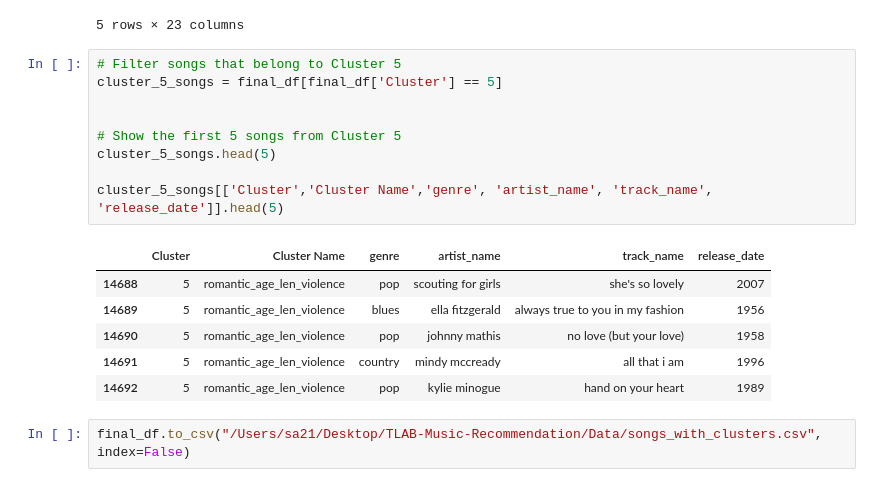
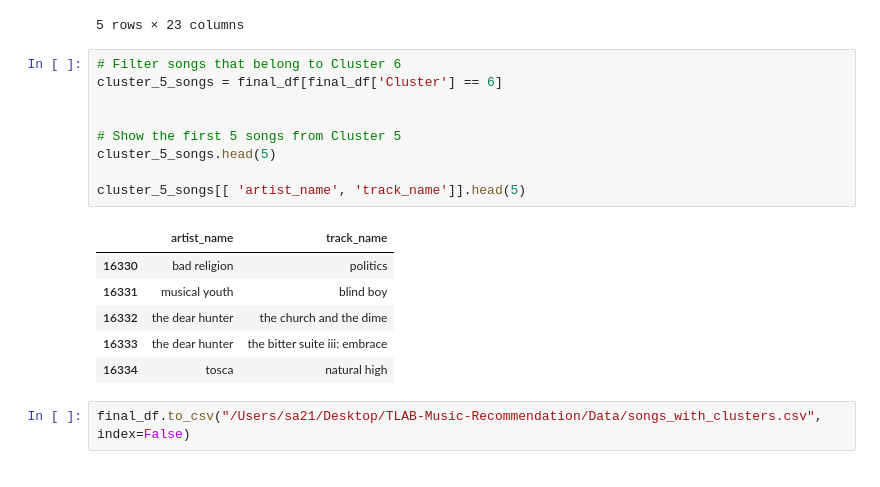
Before and after one commit to ricardijj1/TLAB-Music-Recommendation, a Jupyter notebook: Code/Modeling.ipynb, the cells around one changed output. Saved outputs shown, nothing was run; the diff lists cells and outputs as text.

```diff
--- a/Code/Modeling.ipynb
+++ b/Code/Modeling.ipynb
@@ -326,21 +326,21 @@ final_df.head()
 | 4 | 0 | world/life_violence_obscene_sadness | pop | natalie merchant | beloved wife | 1995 | -0.431034 | -0.375958 | -0.654606 | ... |
 5 rows × 23 columns
 # %%
-# Filter songs that belong to Cluster 5
-cluster_5_songs = final_df[final_df['Cluster'] == 5]
+# Filter songs that belong to Cluster 6
+cluster_5_songs = final_df[final_df['Cluster'] == 6]
 
 
 # Show the first 5 songs from Cluster 5
 cluster_5_songs.head(5)
 
-cluster_5_songs[['Cluster','Cluster Name','genre', 'artist_name', 'track_name', 'release_date']].head(5)
+cluster_5_songs[[ 'artist_name', 'track_name']].head(5)
 # %% [output]
-|  | Cluster | Cluster Name | genre | artist_name | track_name | release_date |
-| 14688 | 5 | romantic_age_len_violence | pop | scouting for girls | she's so lovely | 2007 |
-| 14689 | 5 | romantic_age_len_violence | blues | ella fitzgerald | always true to you in my fashion | 1956 |
-| 14690 | 5 | romantic_age_len_violence | pop | johnny mathis | no love (but your love) | 1958 |
-| 14691 | 5 | romantic_age_len_violence | country | mindy mccready | all that i am | 1996 |
-| 14692 | 5 | romantic_age_len_violence | pop | kylie minogue | hand on your heart | 1989 |
+|  | artist_name | track_name |
+| 16330 | bad religion | politics |
+| 16331 | musical youth | blind boy |
+| 16332 | the dear hunter | the church and the dime |
+| 16333 | the dear hunter | the bitter suite iii: embrace |
+| 16334 | tosca | natural high |
 # %%
 final_df.to_csv("/Users/sa21/Desktop/TLAB-Music-Recommendation/Data/songs_with_clusters.csv", index=False)
 # %% [markdown]
```
Also changed, not shown: parts of 6 cells of this notebook, 1 other file.
